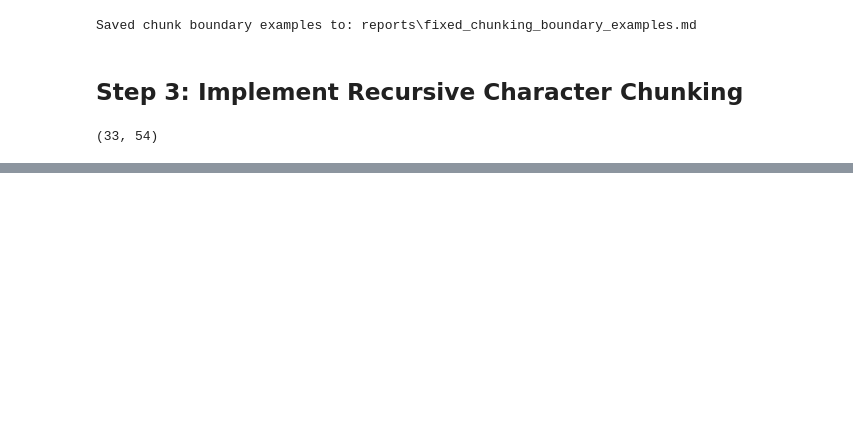
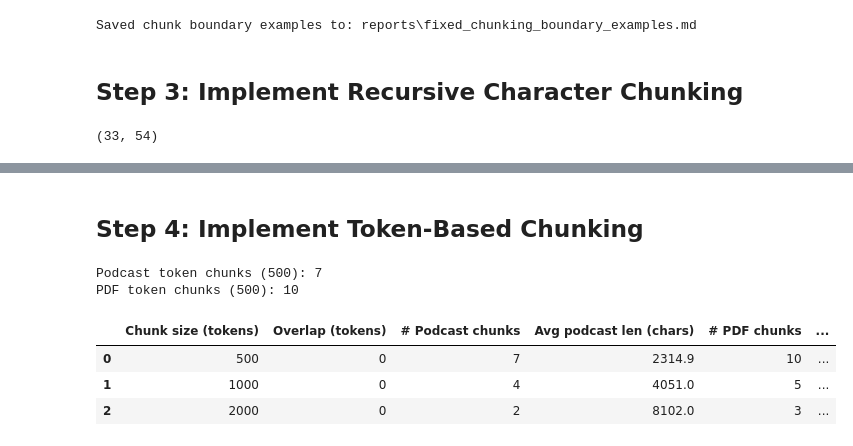
Before and after one commit to andreasmp77-crypto/W3D4_LAB_Slice_docs, a Jupyter notebook: chunking_strategies.ipynb, the cells around one changed output, grey strips where cells are left out. Saved outputs shown, nothing was run; the diff lists cells and outputs as text; code cells hidden in the pictures; blank space fills up the shorter version.

```diff
--- a/chunking_strategies.ipynb
+++ b/chunking_strategies.ipynb
@@ -540,0 +609,65 @@ Saved recursive boundary examples to: reports\recursive_chunking_boundary_exampl
+# %% [markdown]
+## Step 4: Implement Token-Based Chunking
+# %%
+# Token 500-char split
+from langchain_text_splitters import TokenTextSplitter
+
+token_splitter_500 = TokenTextSplitter(
+    encoding_name="cl100k_base",  # GPT-4 / GPT-4o style tokenizer
+    chunk_size=500,
+    chunk_overlap=0,
+)
+
+token_chunks_500_podcast = token_splitter_500.split_text(podcast_text)
+token_chunks_500_pdf = token_splitter_500.split_text(pdf_text)
+
+print("Podcast token chunks (500):", len(token_chunks_500_podcast))
+print("PDF token chunks (500):", len(token_chunks_500_pdf))
+# %% [output]
+Podcast token chunks (500): 7
+PDF token chunks (500): 10
+# %%
+# Experiment with multiple token sizes and overlaps
+
+token_configs = [
+    (500, 0),
+    (1000, 0),
+    (2000, 0),
+]
+
+token_results = []
+
+for chunk_size, chunk_overlap in token_configs:
+    splitter = TokenTextSplitter(
+        encoding_name="cl100k_base",
+        chunk_size=chunk_size,
+        chunk_overlap=chunk_overlap,
+    )
+
+    podcast_chunks = splitter.split_text(podcast_text)
+    pdf_chunks = splitter.split_text(pdf_text)
+
+    avg_podcast_len = sum(len(c) for c in podcast_chunks) / len(podcast_chunks)
+    avg_pdf_len = sum(len(c) for c in pdf_chunks) / len(pdf_chunks)
+
+    token_results.append({
+        "Chunk size (tokens)": chunk_size,
+        "Overlap (tokens)": chunk_overlap,
+        "# Podcast chunks": len(podcast_chunks),
+        "Avg podcast len (chars)": avg_podcast_len,
+        "# PDF chunks": len(pdf_chunks),
+        "Avg PDF len (chars)": avg_pdf_len,
+    })
+# %%
+# Display token-based results as a DataFrame
+
+token_df = pd.DataFrame(token_results)
+token_df["Avg podcast len (chars)"] = token_df["Avg podcast len (chars)"].round(1)
+token_df["Avg PDF len (chars)"] = token_df["Avg PDF len (chars)"].round(1)
+
+token_df
+# %% [output]
+|  | Chunk size (tokens) | Overlap (tokens) | # Podcast chunks | Avg podcast len (chars) | # PDF chunks | ... |
+| 0 | 500 | 0 | 7 | 2314.9 | 10 | ... |
+| 1 | 1000 | 0 | 4 | 4051.0 | 5 | ... |
+| 2 | 2000 | 0 | 2 | 8102.0 | 3 | ... |
```
Also changed, not shown: parts of 30 cells of this notebook, 10 other files.
